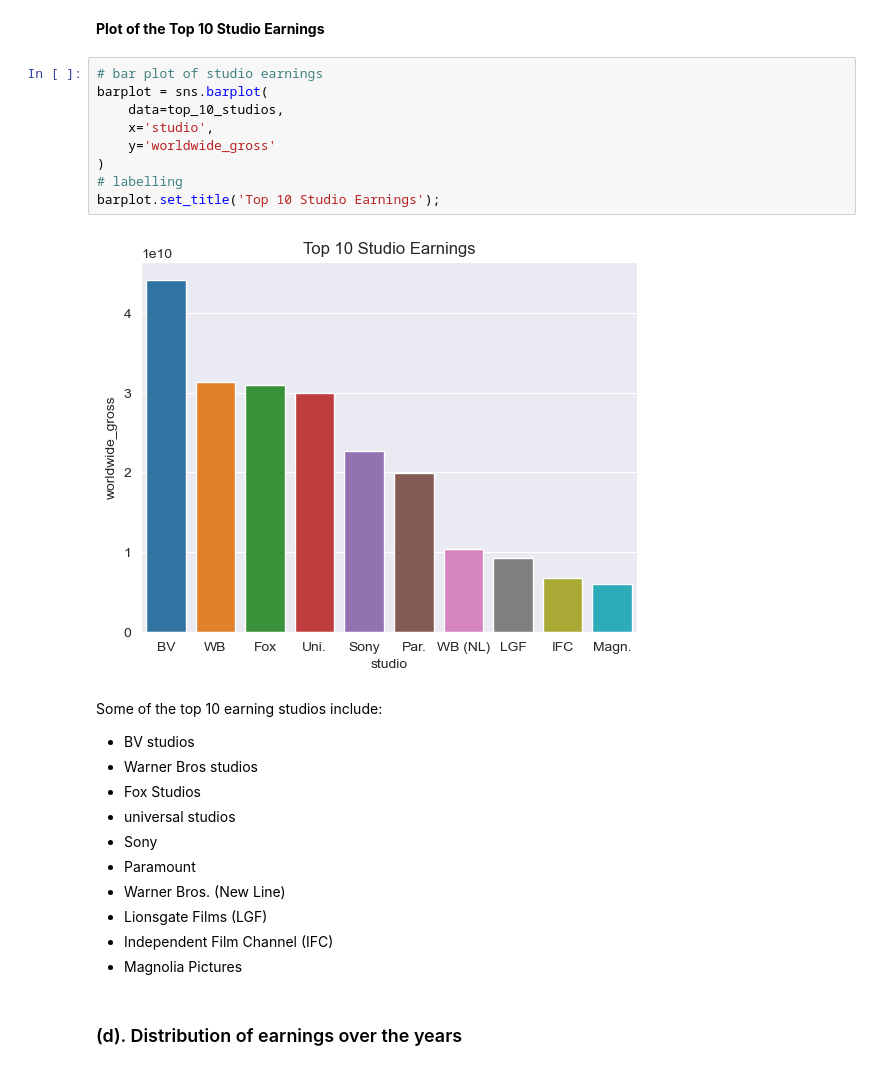
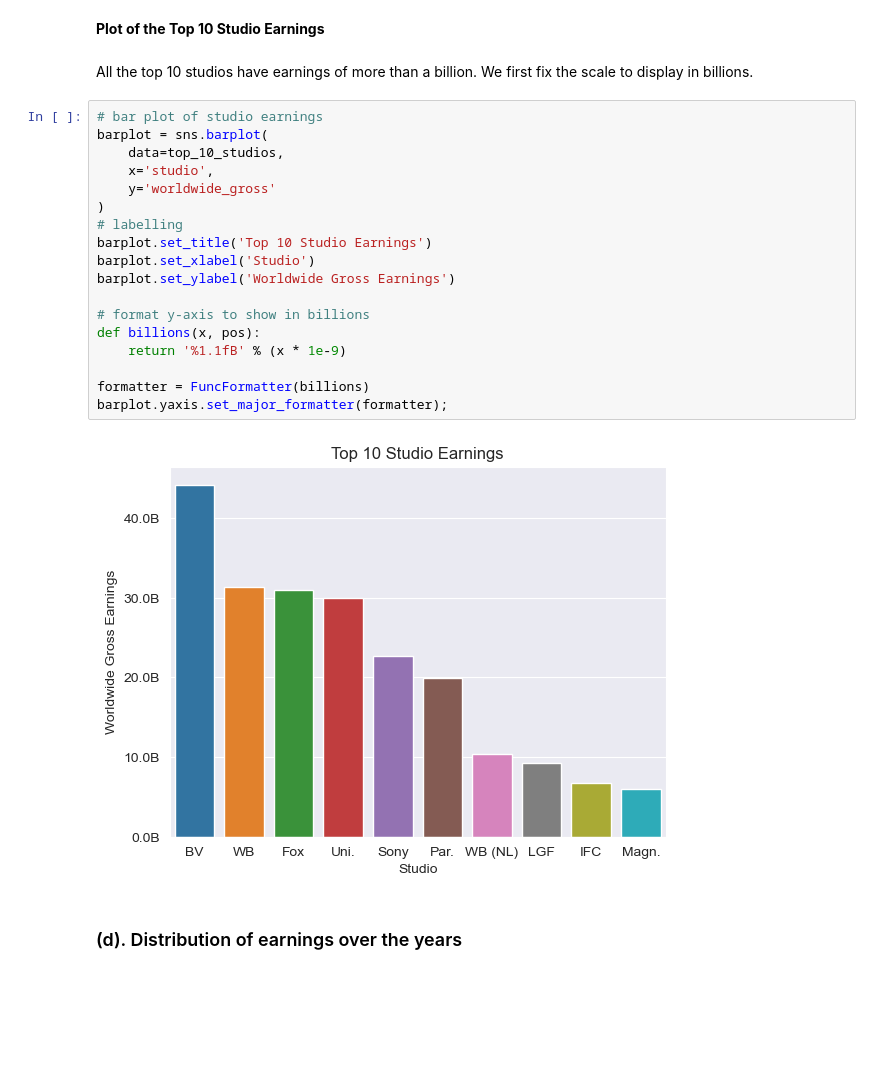
Before and after one commit to ericks-on/EDA-Film-industry, a Jupyter notebook: index.ipynb, the cells around one changed output. Saved outputs shown, nothing was run; the diff lists cells and outputs as text; blank space fills up the shorter version.

```diff
--- a/index.ipynb
+++ b/index.ipynb
@@ -926,28 +1003,27 @@ top_10_studios
 # %% [markdown]
 **Plot of the Top 10 Studio Earnings**
+# %% [markdown]
+All the top 10 studios have earnings of more than a billion. We first fix the scale to display in billions.
 # %%
 # bar plot of studio earnings
 barplot = sns.barplot(
     data=top_10_studios,
     x='studio',
     y='worldwide_gross'
 )
 # labelling
-barplot.set_title('Top 10 Studio Earnings');
+barplot.set_title('Top 10 Studio Earnings')
+barplot.set_xlabel('Studio')
+barplot.set_ylabel('Worldwide Gross Earnings')
+
+# format y-axis to show in billions
+def billions(x, pos):
+    return '%1.1fB' % (x * 1e-9)
+
+formatter = FuncFormatter(billions)
+barplot.yaxis.set_major_formatter(formatter);
 # %% [output]
-[figure, old version]
+[figure, new version]
-# %% [markdown]
-Some of the top 10 earning studios include:
-- BV studios
-- Warner Bros studios
-- Fox Studios
-- universal studios
-- Sony
-- Paramount
-- Warner Bros. (New Line)
-- Lionsgate Films (LGF)
-- Independent Film Channel (IFC)
-- Magnolia Pictures
 # %% [markdown]
 ### (d). Distribution of earnings over the years
 # %%
```
Also changed, not shown: parts of 53 cells of this notebook, 1 other file.
